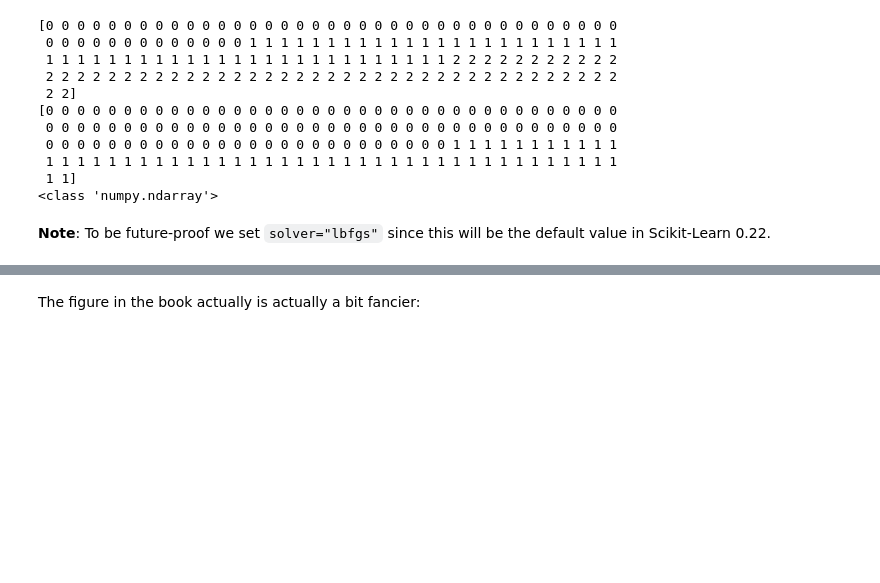
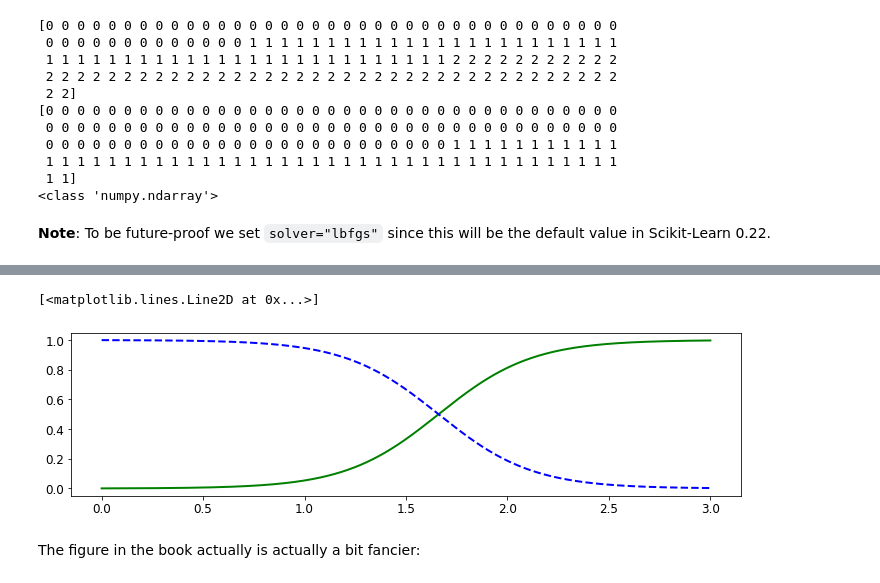
Before and after one commit to aloiswirth/handson-ml2, a Jupyter notebook: 04_training_linear_models.ipynb, the cells around one changed output, grey strips where cells are left out. Saved outputs shown, nothing was run; the diff lists cells and outputs as text; code cells hidden in the pictures; blank space fills up the shorter version.

```diff
--- a/04_training_linear_models.ipynb
+++ b/04_training_linear_models.ipynb
@@ -1063,9 +1080,10 @@ print(y_proba)
 # %%
-
-
-
+plt.figure(figsize=(12, 3))
 plt.plot(X_new, y_proba[:, 1], "g-", linewidth=2, label="Iris virginica")
 plt.plot(X_new, y_proba[:, 0], "b--", linewidth=2, label="Not Iris virginica")
+# %% [output]
+[<matplotlib.lines.Line2D at 0x...>]
+[figure, added]
 # %% [markdown]
 The figure in the book actually is actually a bit fancier:
 # %%
```
Also changed, not shown: parts of 33 cells of this notebook.
